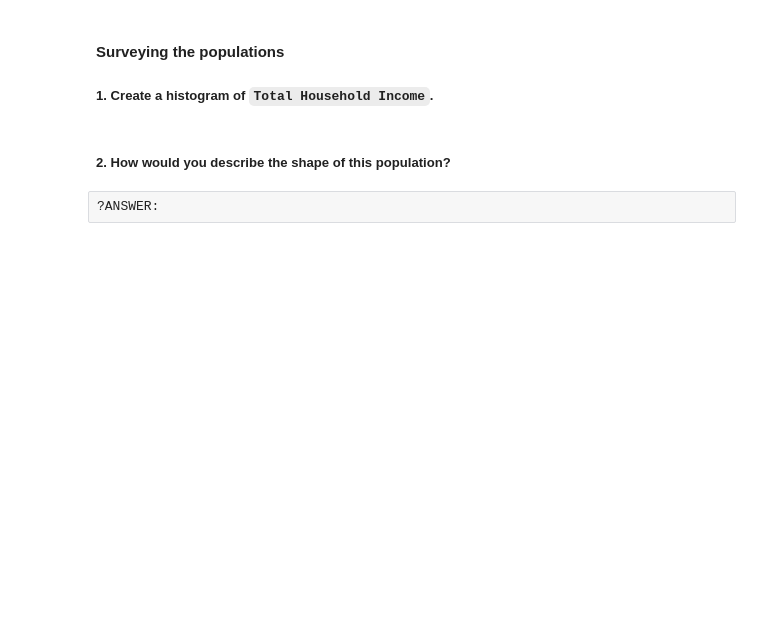
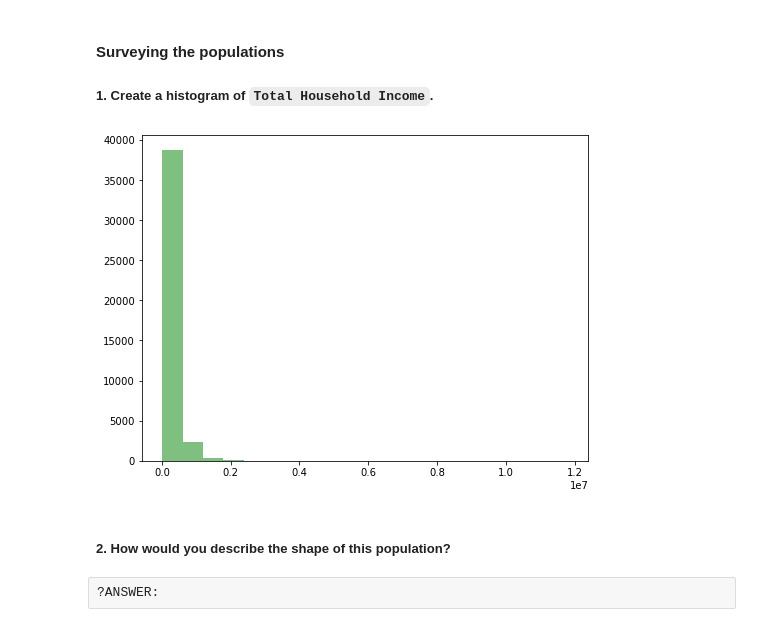
Before and after one commit to reediredale/institute-of-data, a Jupyter notebook: Module 2/Lab_2.1.3.ipynb, the cells around one changed output. Saved outputs shown, nothing was run; the diff lists cells and outputs as text; code cells hidden in the pictures; blank space fills up the shorter version.

```diff
--- a/Module 2/Lab_2.1.3.ipynb
+++ b/Module 2/Lab_2.1.3.ipynb
@@ -66,3 +80,10 @@ AttributeError: 'DataFrame' object has no attribute 'dtype'
+# %%
+# ANSWER
+from matplotlib.pyplot import figure
+figure(figsize=(8,6))
+plt.hist(household['Total Household Income'], alpha = 0.5, color = 'g', bins = 20);
+# %% [output]
+[figure, added]
 # %% [markdown]
 ##### 2. How would you describe the shape of this population?
 # %% [raw]
```
Also changed, not shown: parts of 12 cells of this notebook.
